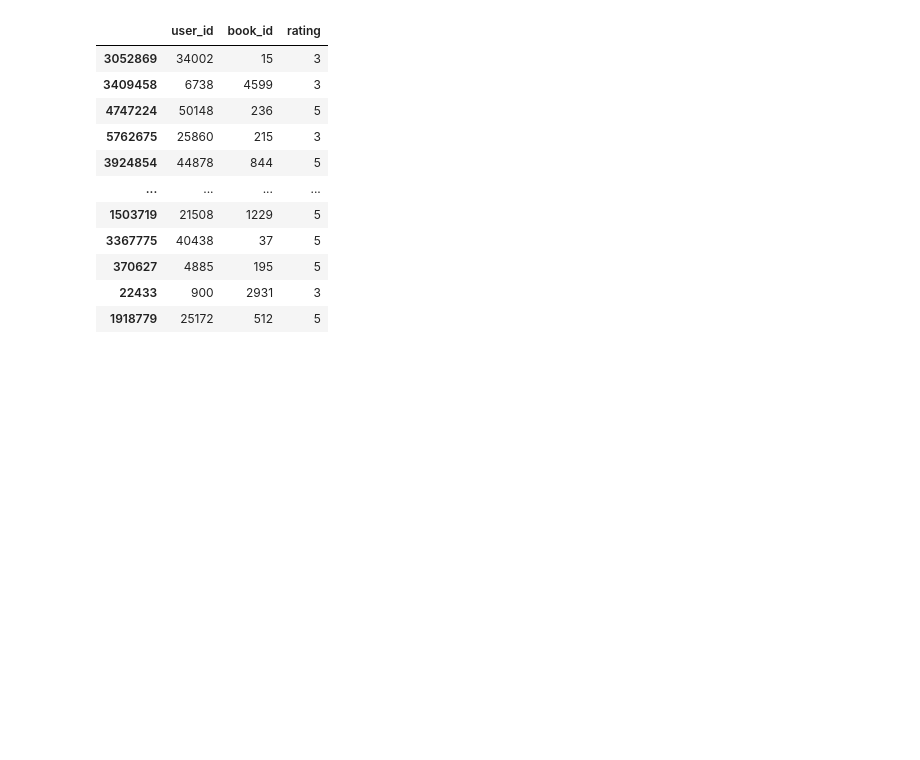
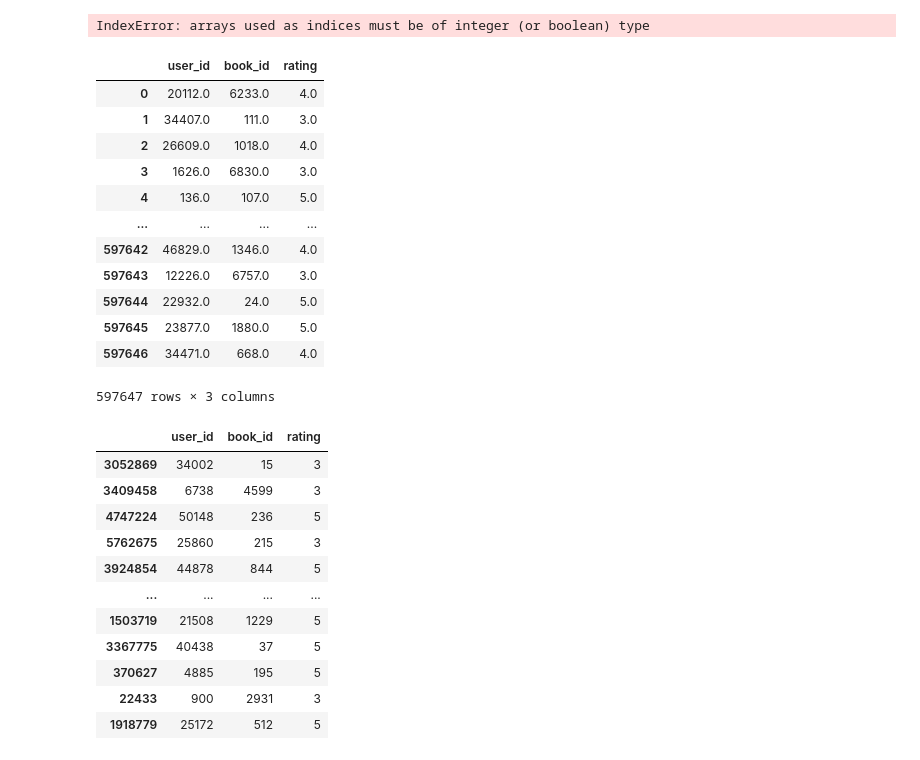
Before and after one commit to matsant01/graph_RecSys, a Jupyter notebook: notebooks/matrix_factorization.ipynb, the cells around one changed output. Cells and saved outputs as stored; diff of their text form; code cells hidden in the pictures; blank space fills up the shorter version.

```diff
--- a/notebooks/matrix_factorization.ipynb
+++ b/notebooks/matrix_factorization.ipynb
@@ -11,11 +11,33 @@ from sklearn.model_selection import train_test_split
 filepath = "../data/ratings.csv"
 data = pd.read_csv(filepath)
 train_data, test_data = train_test_split(data, test_size=0.2)
+train_data = pd.read_csv("../data/splitted_data/train_set.csv")
+train_data.columns = ["user_id", "book_id", "rating"]
+test_data = pd.read_csv("../data/splitted_data/test_set.csv")
+test_data.columns = ["user_id", "book_id", "rating"]
 W, Z, num_users, num_books = initialize_data(train_data)
 W, Z = factorize_matrix_SGD(train_data, W, Z, num_iterations=10000, batch_size=1024)
 predictions = compute_predictions(test_data, W, Z)
 mse = calculate_mse(test_data["rating"], predictions)
 print(f"Validation MSE: {mse}")
+# %% [output]
+IndexError: arrays used as indices must be of integer (or boolean) type
+# %%
+test_data
+# %% [output]
+|  | user_id | book_id | rating |
+| 0 | 20112.0 | 6233.0 | 4.0 |
+| 1 | 34407.0 | 111.0 | 3.0 |
+| 2 | 26609.0 | 1018.0 | 4.0 |
+| 3 | 1626.0 | 6830.0 | 3.0 |
+| 4 | 136.0 | 107.0 | 5.0 |
+| ... | ... | ... | ... |
+| 597642 | 46829.0 | 1346.0 | 4.0 |
+| 597643 | 12226.0 | 6757.0 | 3.0 |
+| 597644 | 22932.0 | 24.0 | 5.0 |
+| 597645 | 23877.0 | 1880.0 | 5.0 |
+| 597646 | 34471.0 | 668.0 | 4.0 |
+597647 rows × 3 columns
 # %%
 train_data
 # %% [output]
```
Also changed, not shown: 3 other files.
